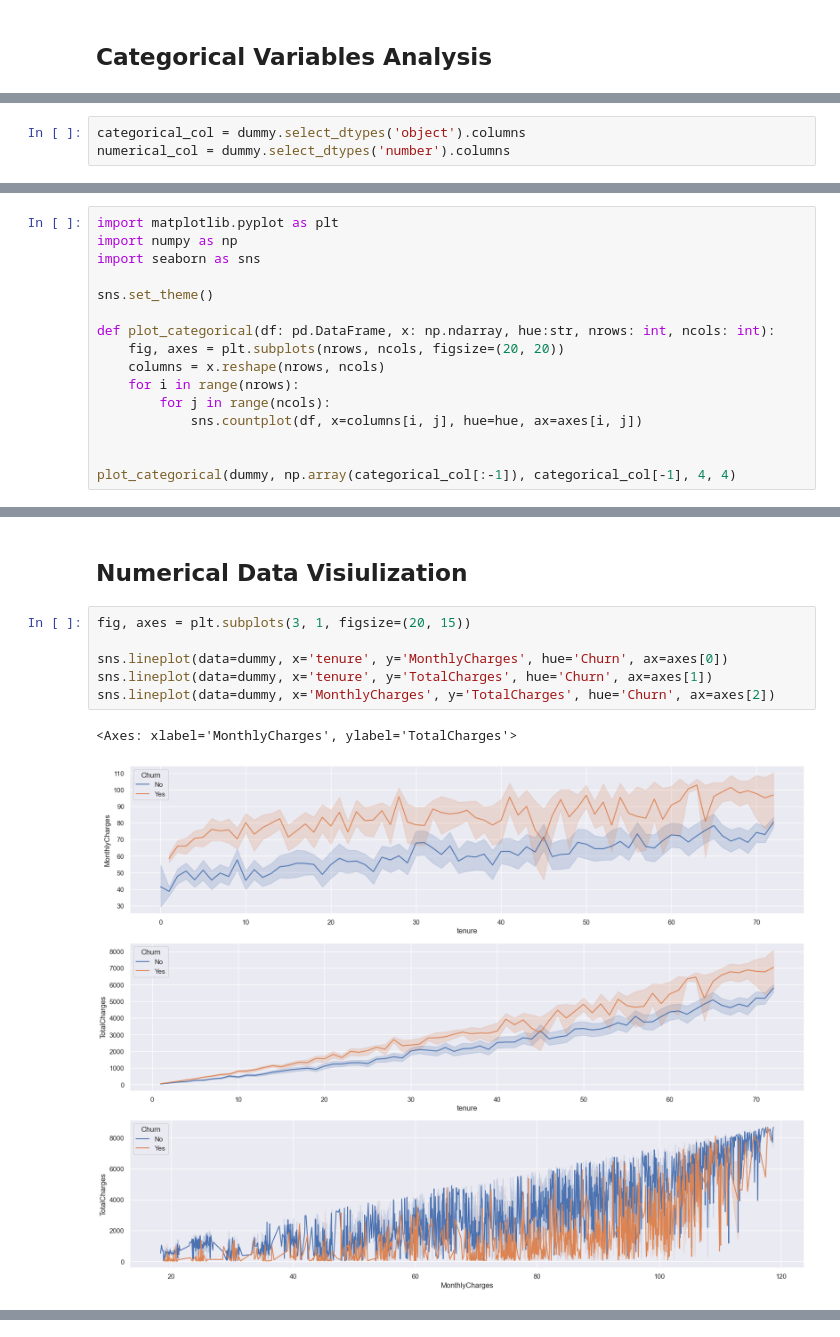
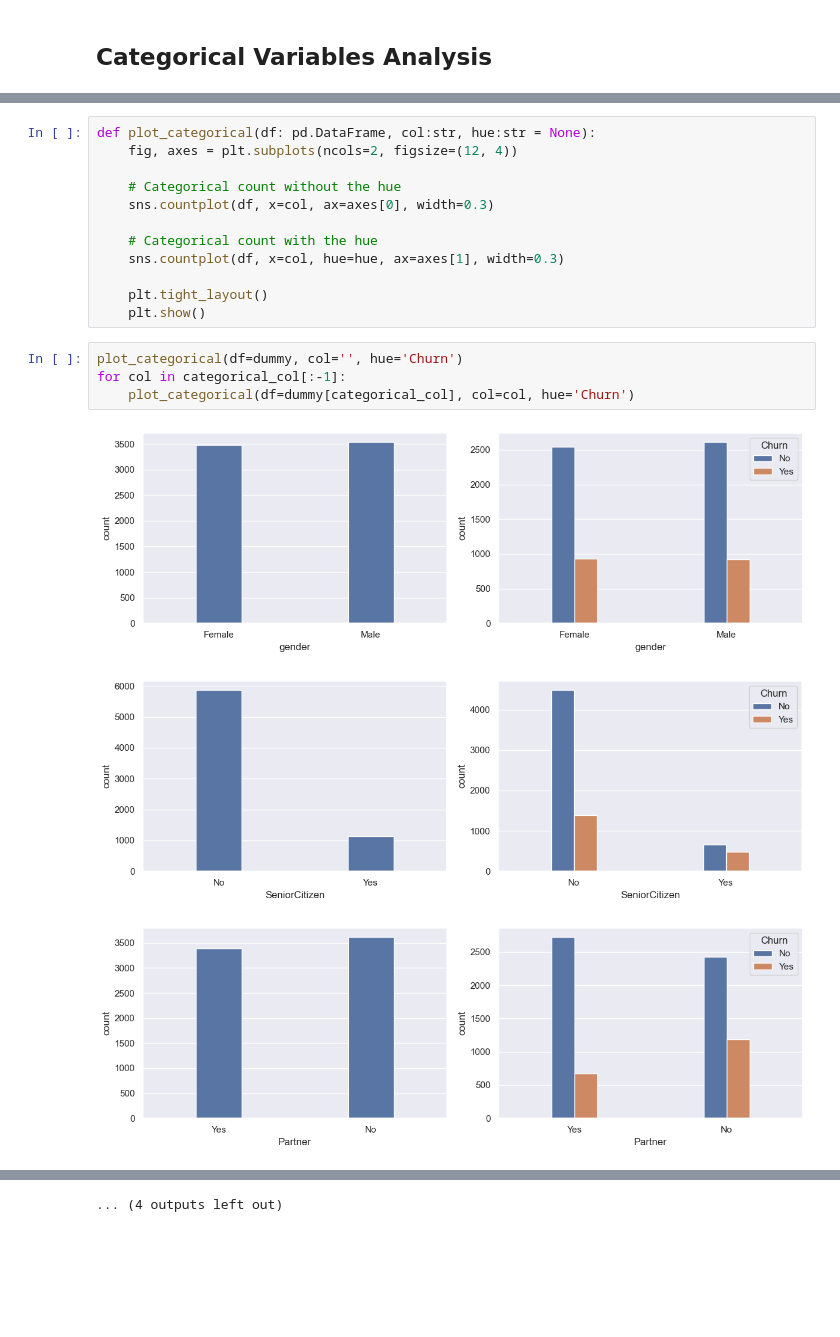
Before and after one commit to ElOuarary/Customer_Churn_Prediction, a Jupyter notebook: notebooks/exploratory_data_analysis.ipynb, the cells around one changed output, grey strips where cells are left out. Drawn from its saved outputs; the diff is of its cells as text; blank space fills up the shorter version.

```diff
--- a/notebooks/exploratory_data_analysis.ipynb
+++ b/notebooks/exploratory_data_analysis.ipynb
@@ -270,3 +281,0 @@ dummy['SeniorCitizen'] = dummy['SeniorCitizen'].map({0: 'No', 1: 'Yes'})
-# %%
-categorical_col = dummy.select_dtypes('object').columns
-numerical_col = dummy.select_dtypes('number').columns
@@ -279,16 +281,0 @@ len(categorical_col), len(numerical_col)
-# %%
-import matplotlib.pyplot as plt
-import numpy as np
-import seaborn as sns
-
-sns.set_theme()
-
-def plot_categorical(df: pd.DataFrame, x: np.ndarray, hue:str, nrows: int, ncols: int):
-    fig, axes = plt.subplots(nrows, ncols, figsize=(20, 20))
-    columns = x.reshape(nrows, ncols)
-    for i in range(nrows):
-        for j in range(ncols):
-            sns.countplot(df, x=columns[i, j], hue=hue, ax=axes[i, j])
-
-
-plot_categorical(dummy, np.array(categorical_col[:-1]), categorical_col[-1], 4, 4)
@@ -311,11 +282,20 @@ Based on the data, about 26.54% customers churn while the remaining did not. Thi
-# %% [markdown]
-## Numerical Data Visiulization
-# %%
-fig, axes = plt.subplots(3, 1, figsize=(20, 15))
-
-sns.lineplot(data=dummy, x='tenure', y='MonthlyCharges', hue='Churn', ax=axes[0])
-sns.lineplot(data=dummy, x='tenure', y='TotalCharges', hue='Churn', ax=axes[1])
-sns.lineplot(data=dummy, x='MonthlyCharges', y='TotalCharges', hue='Churn', ax=axes[2])
-# %% [output]
-<Axes: xlabel='MonthlyCharges', ylabel='TotalCharges'>
-[figure, removed]
+# %%
+def plot_categorical(df: pd.DataFrame, col:str, hue:str = None):
+    fig, axes = plt.subplots(ncols=2, figsize=(12, 4))
+
+    # Categorical count without the hue
+    sns.countplot(df, x=col, ax=axes[0], width=0.3)
+
+    # Categorical count with the hue
+    sns.countplot(df, x=col, hue=hue, ax=axes[1], width=0.3)
+
+    plt.tight_layout()
+    plt.show()
+# %%
+plot_categorical(df=dummy, col='', hue='Churn')
+for col in categorical_col[:-1]:
+    plot_categorical(df=dummy[categorical_col], col=col, hue='Churn')
+# %% [output]
+[figure, added]
+[figure, added]
+[figure, added]
@@ -321,0 +311 @@ sns.lineplot(data=dummy, x='MonthlyCharges', y='TotalCharges', hue='Churn', ax=a
+... (4 outputs left out)
```
Also changed, not shown: parts of 18 cells of this notebook, 1 other file.
